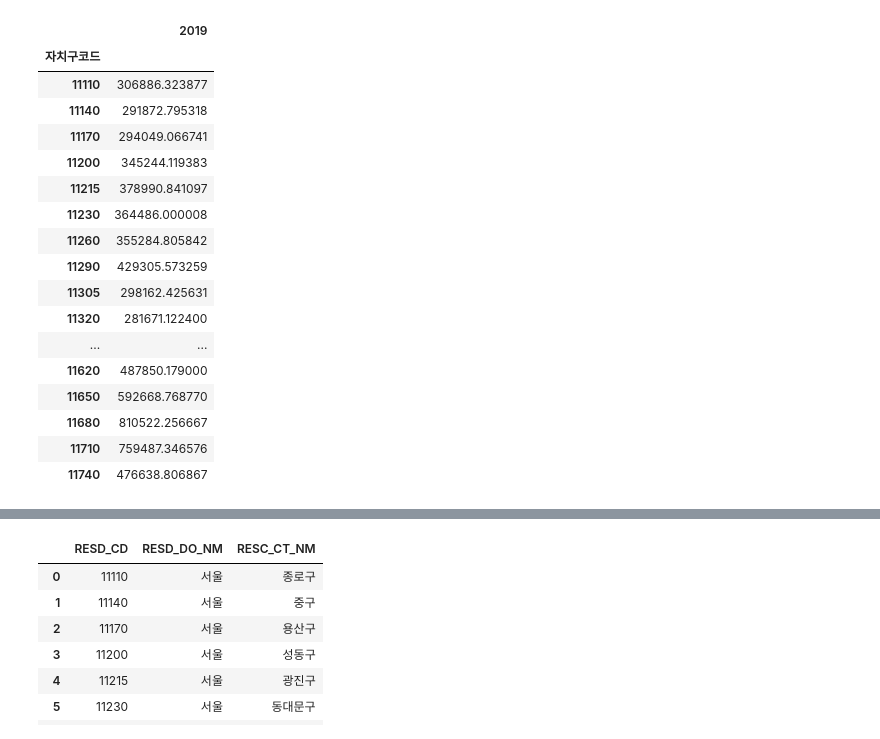
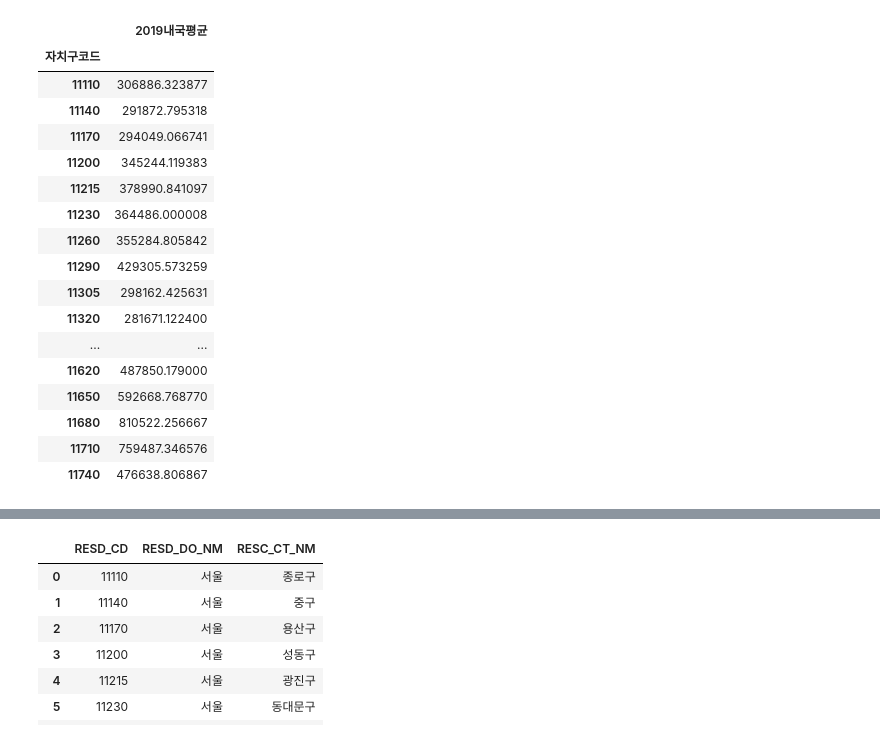
Before and after one commit to ha0zzero/future_ideas_contest, a Jupyter notebook: (DP)LOCAL_PEOPLE_GU.ipynb, the cells around one changed output, grey strips where cells are left out. Cells and saved outputs as stored; diff of their text form; code cells hidden in the pictures.

```diff
--- a/(DP)LOCAL_PEOPLE_GU.ipynb
+++ b/(DP)LOCAL_PEOPLE_GU.ipynb
@@ -5,5 +7,6 @@ p2019= pd.read_csv('./data/LOCAL_PEOPLE_GU_2019.csv', encoding='CP949')
 p2019.reset_index(inplace=True)
 p2019 = p2019.shift(1, axis = 1)
 p2019 = p2019.iloc[:, 1:5]
+p2019.rename(columns = {'총생활인구수':'내국인총생활인구수'},inplace=True)
 p2019
 # %% [output]
@@ -23,10 +66,10 @@ p2019
 # %%
 p2019 = p2019.groupby('자치구코드').mean()
 p2019 = p2019.iloc[:, 2:3]
-p2019.rename(columns = {'총생활인구수':'2019'},inplace=True)
+p2019.rename(columns = {'내국인총생활인구수':'2019내국평균'},inplace=True)
 p2019
 # %% [output]
-|  | 2019 |
+|  | 2019내국평균 |
 | 자치구코드 |  |
 | 11110 | 306886.323877 |
 | 11140 | 291872.795318 |
```
Also changed, not shown: parts of 33 cells of this notebook, 11 other files.
